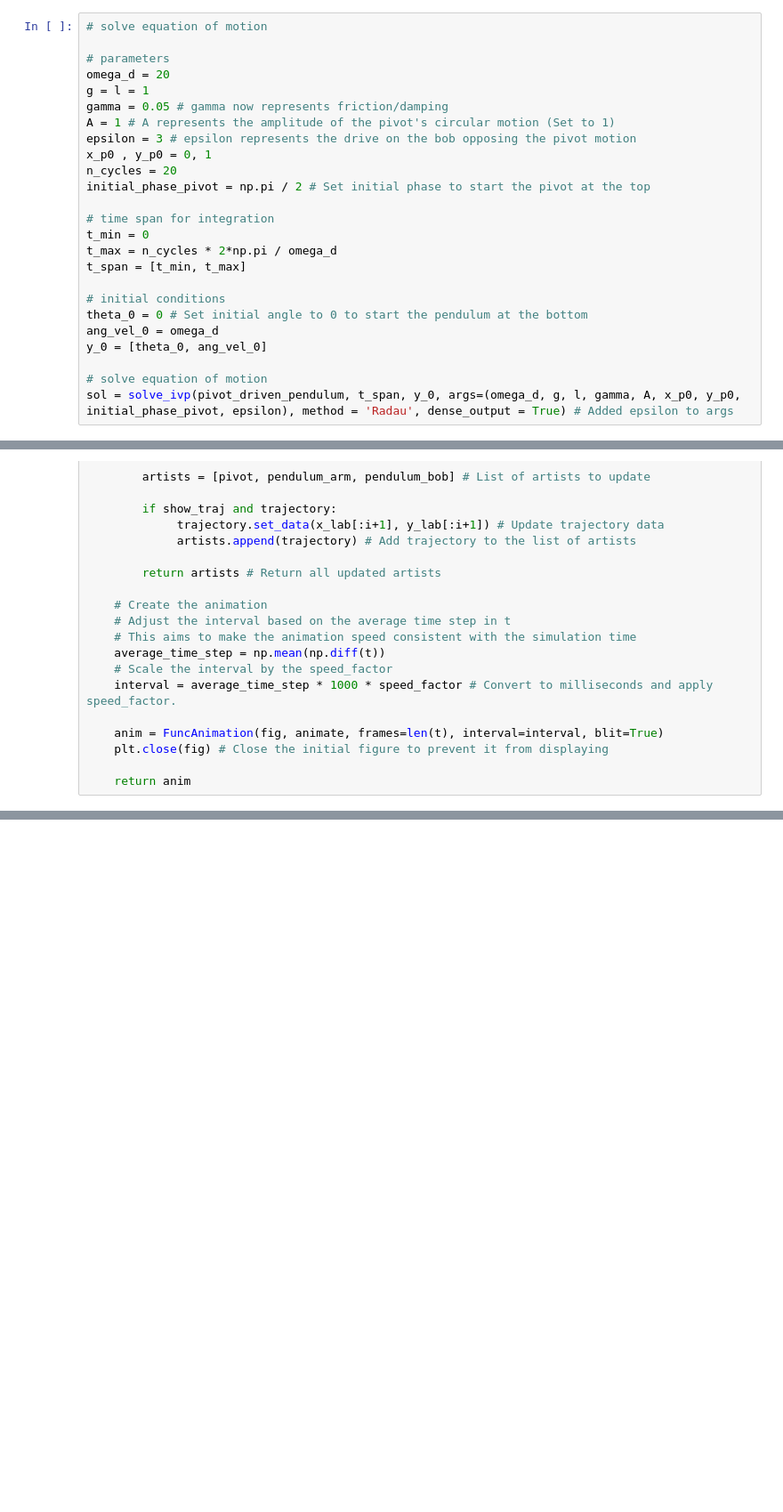
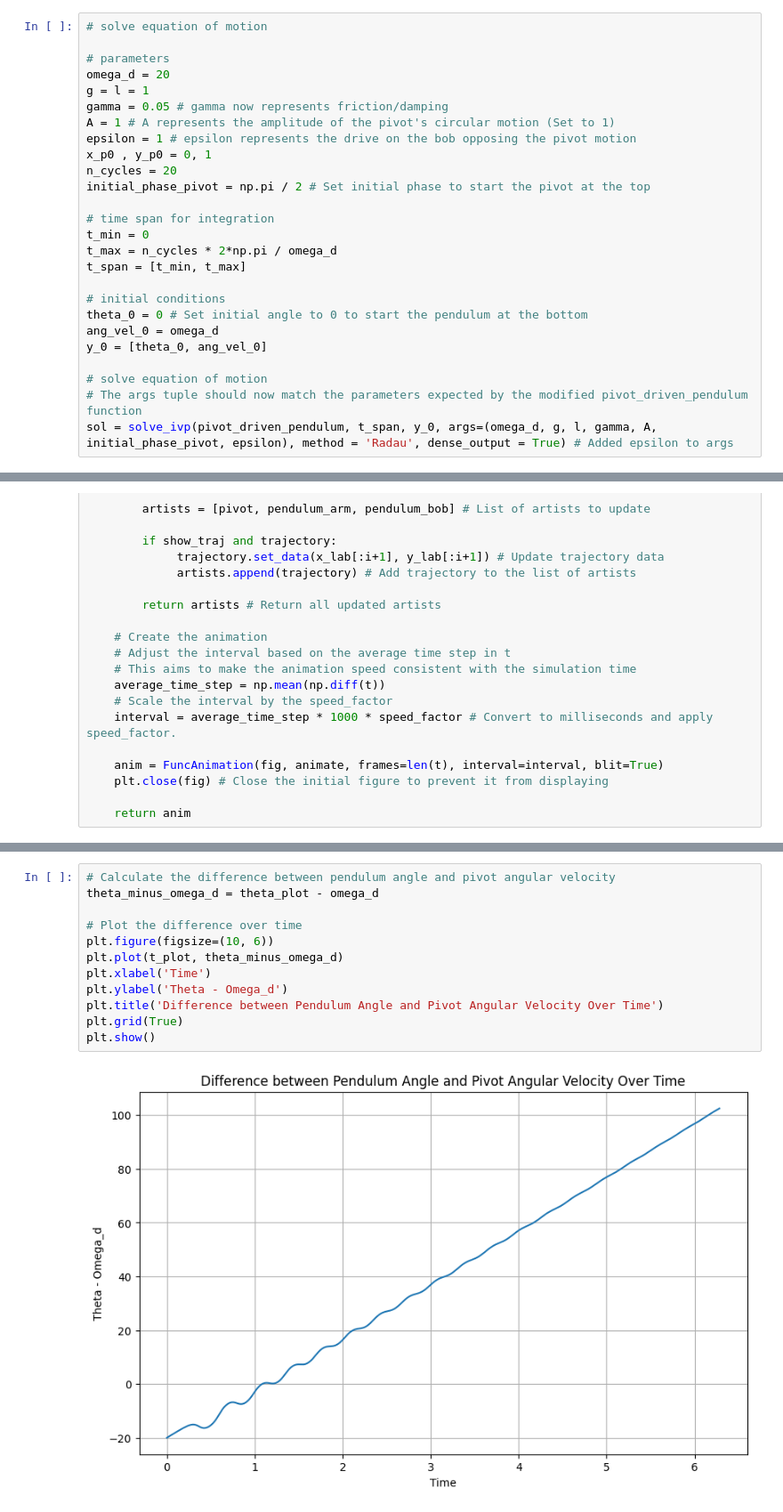
Before and after one commit to Cooper-9/Notes-from-class, a Jupyter notebook: (10/30)pivot_point_driven_hw.ipynb, the cells around one changed output, grey strips where cells are left out. Shown: that part at 89% size. Saved outputs shown, nothing was run; the diff lists cells and outputs as text; blank space fills up the shorter version.

```diff
--- a/(10/30)pivot_point_driven_hw.ipynb
+++ b/(10/30)pivot_point_driven_hw.ipynb
@@ -25,7 +27,7 @@ omega_d = 20
 g = l = 1
 gamma = 0.05 # gamma now represents friction/damping
 A = 1 # A represents the amplitude of the pivot's circular motion (Set to 1)
-epsilon = 3 # epsilon represents the drive on the bob opposing the pivot motion
+epsilon = 1 # epsilon represents the drive on the bob opposing the pivot motion
 x_p0 , y_p0 = 0, 1
 n_cycles = 20
 initial_phase_pivot = np.pi / 2 # Set initial phase to start the pivot at the top
@@ -41,4 +43,5 @@ ang_vel_0 = omega_d
 y_0 = [theta_0, ang_vel_0]
 
 # solve equation of motion
-sol = solve_ivp(pivot_driven_pendulum, t_span, y_0, args=(omega_d, g, l, gamma, A, x_p0, y_p0, initial_phase_pivot, epsilon), method = 'Radau', dense_output = True) # Added epsilon to args
+# The args tuple should now match the parameters expected by the modified pivot_driven_pendulum function
+sol = solve_ivp(pivot_driven_pendulum, t_span, y_0, args=(omega_d, g, l, gamma, A, initial_phase_pivot, epsilon), method = 'Radau', dense_output = True) # Added epsilon to args
@@ -255,3 +268,17 @@ def get_lab_xy(x_pivot, y_pivot, x_pendulum, y_pendulum):
     x_lab = x_pivot + x_pendulum
     y_lab = y_pivot + y_pendulum
     return x_lab, y_lab
+# %%
+# Calculate the difference between pendulum angle and pivot angular velocity
+theta_minus_omega_d = theta_plot - omega_d
+
+# Plot the difference over time
+plt.figure(figsize=(10, 6))
+plt.plot(t_plot, theta_minus_omega_d)
+plt.xlabel('Time')
+plt.ylabel('Theta - Omega_d')
+plt.title('Difference between Pendulum Angle and Pivot Angular Velocity Over Time')
+plt.grid(True)
+plt.show()
+# %% [output]
+[figure, added]
```
Also changed, not shown: parts of 7 cells of this notebook.
